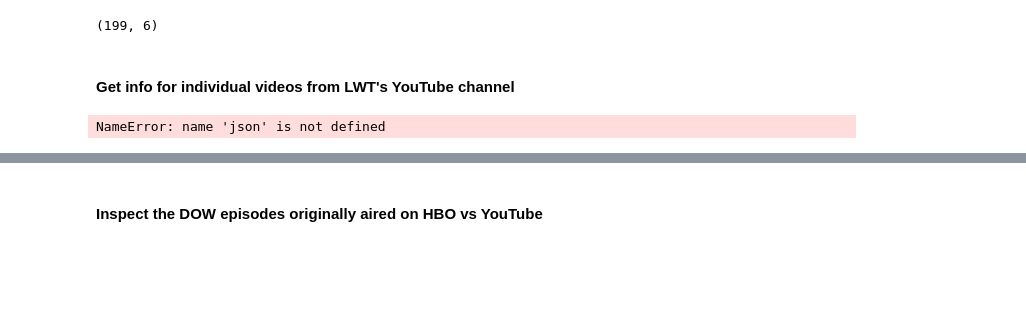
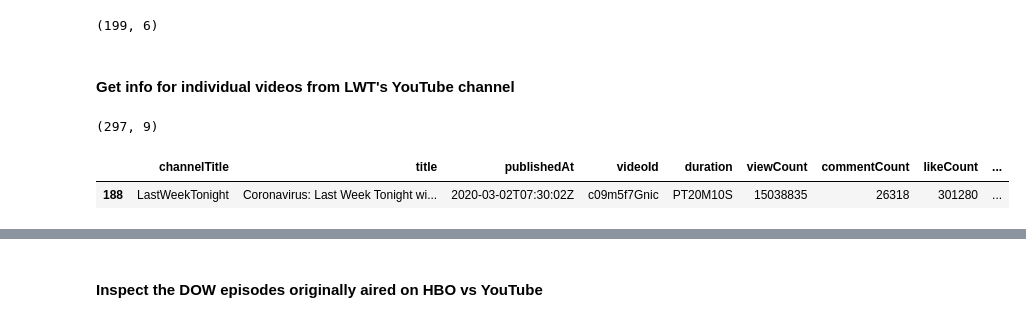
Before and after one commit to jweisman11/lastweektonight, a Jupyter notebook: analyze_lwt_text.ipynb, the cells around one changed output, grey strips where cells are left out. Cells and saved outputs as stored; diff of their text form; code cells hidden in the pictures; blank space fills up the shorter version.

Commit message:
fixed error in youtube scrape and started clustering analysis

```diff
--- a/analyze_lwt_text.ipynb
+++ b/analyze_lwt_text.ipynb
@@ -97,7 +97,7 @@ for video in videos['items']:
         'videoId':video['id']['videoId'],
         'duration':video_stats['items'][0]['contentDetails']['duration'],
         'viewCount':video_stats['items'][0]['statistics']['viewCount'],
-        'commentCount':video_stats['items'][0]['statistics']['viewCount'],
+        'commentCount':video_stats['items'][0]['statistics']['commentCount'],
         'likeCount':video_stats['items'][0]['statistics']['likeCount'],
         'dislikeCount':video_stats['items'][0]['statistics']['dislikeCount']
     }
@@ -108,7 +108,12 @@ for video in videos['items']:
 lwt_episodes_yt = pd.read_json(json.dumps(lst))
 print(lwt_episodes_yt.shape)
 # %% [output]
-NameError: name 'json' is not defined
+(297, 9)
+# %%
+lwt_episodes_yt.sample(1)
+# %% [output]
+|  | channelTitle | title | publishedAt | videoId | duration | viewCount | commentCount | likeCount | ... |
+| 188 | LastWeekTonight | Coronavirus: Last Week Tonight wi... | 2020-03-02T07:30:02Z | c09m5f7Gnic | PT20M10S | 15038835 | 26318 | 301280 | ... |
 # %%
 # Confirm the first episode of LWT (Season 1, Epsidoe 1) is missing from YouTube
 print(main_segments_yt.publishedAt.dt.date.min())
```
Also changed, not shown: parts of 3 cells of this notebook, 3 other files.
